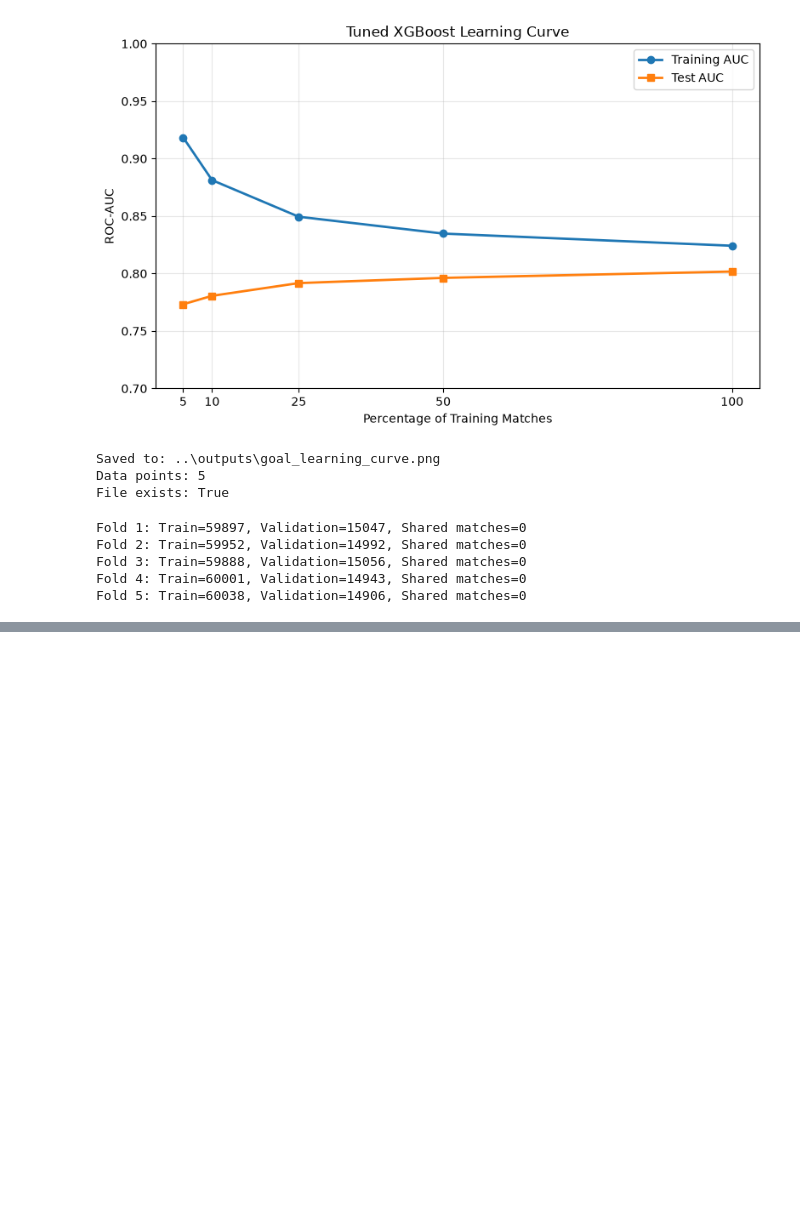
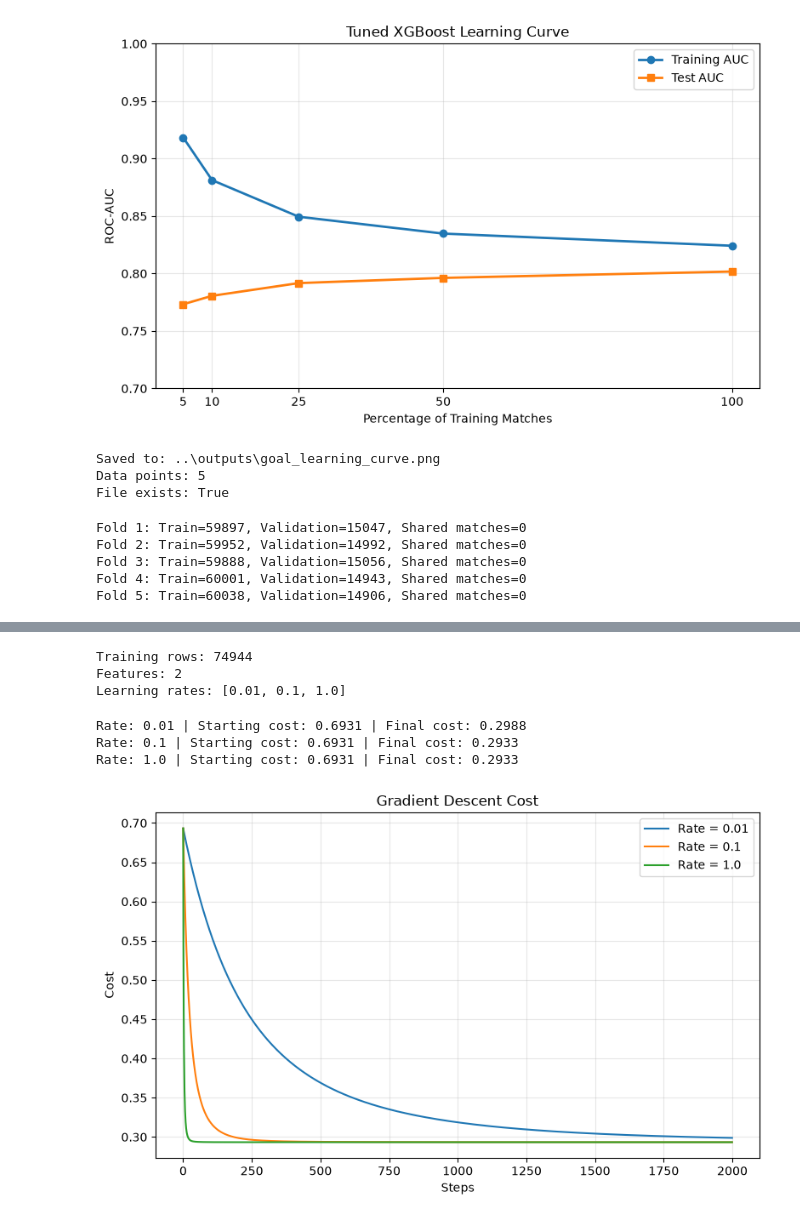
Before and after one commit to darpan-chapagain/goal-pass-predictor, a Jupyter notebook: notebooks/05_goal_baselines.ipynb, the cells around one changed output, grey strips where cells are left out. Cells and saved outputs as stored; diff of their text form; code cells hidden in the pictures; blank space fills up the shorter version.

Commit message:
Add logistic regression experiments and finalize goal model

```diff
--- a/notebooks/05_goal_baselines.ipynb
+++ b/notebooks/05_goal_baselines.ipynb
@@ -1374,0 +1451,61 @@ Fold 5: Train=60038, Validation=14906, Shared matches=0
+# %%
+CostX = BasicXTrain
+CostY = FinalYTrain
+
+print("Training rows:", CostX.shape[0])
+print("Features:", CostX.shape[1])
+print("Learning rates:", [0.01, 0.1, 1.0])
+# %% [output]
+Training rows: 74944
+Features: 2
+Learning rates: [0.01, 0.1, 1.0]
+# %%
+from src.logreg import sigmoid
+CostHistory = {}
+
+for Rate in [0.01, 0.1, 1.0]:
+    X = np.column_stack([np.ones(len(CostX)), CostX])
+    Y = CostY
+
+    Weights = np.zeros(X.shape[1])
+    Costs = []
+
+    for Step in range(2000):
+        Predictions = sigmoid(X @ Weights)
+
+        Cost = -np.mean(
+            Y * np.log(np.clip(Predictions, 1e-15, 1)) +
+            (1 - Y) * np.log(np.clip(1 - Predictions, 1e-15, 1))
+        )
+
+        Costs.append(Cost)
+
+        Gradient = (X.T @ (Predictions - Y)) / len(Y)
+        Weights -= Rate * Gradient
+
+    CostHistory[Rate] = Costs
+
+    print(
+        "Rate:", Rate,
+        "| Starting cost:", round(Costs[0], 4),
+        "| Final cost:", round(Costs[-1], 4)
+    )
+# %% [output]
+Rate: 0.01 | Starting cost: 0.6931 | Final cost: 0.2988
+Rate: 0.1 | Starting cost: 0.6931 | Final cost: 0.2933
+Rate: 1.0 | Starting cost: 0.6931 | Final cost: 0.2933
+# %%
+plt.figure(figsize=(8, 5))
+
+for Rate in [0.01, 0.1, 1.0]:
+    plt.plot(CostHistory[Rate], label=f"Rate = {Rate}")
+
+plt.xlabel("Steps")
+plt.ylabel("Cost")
+plt.title("Gradient Descent Cost")
+plt.legend()
+plt.grid(alpha=0.3)
+plt.tight_layout()
+plt.show()
+# %% [output]
+[figure, added]
```
Also changed, not shown: parts of 14 cells of this notebook, 3 other files.
